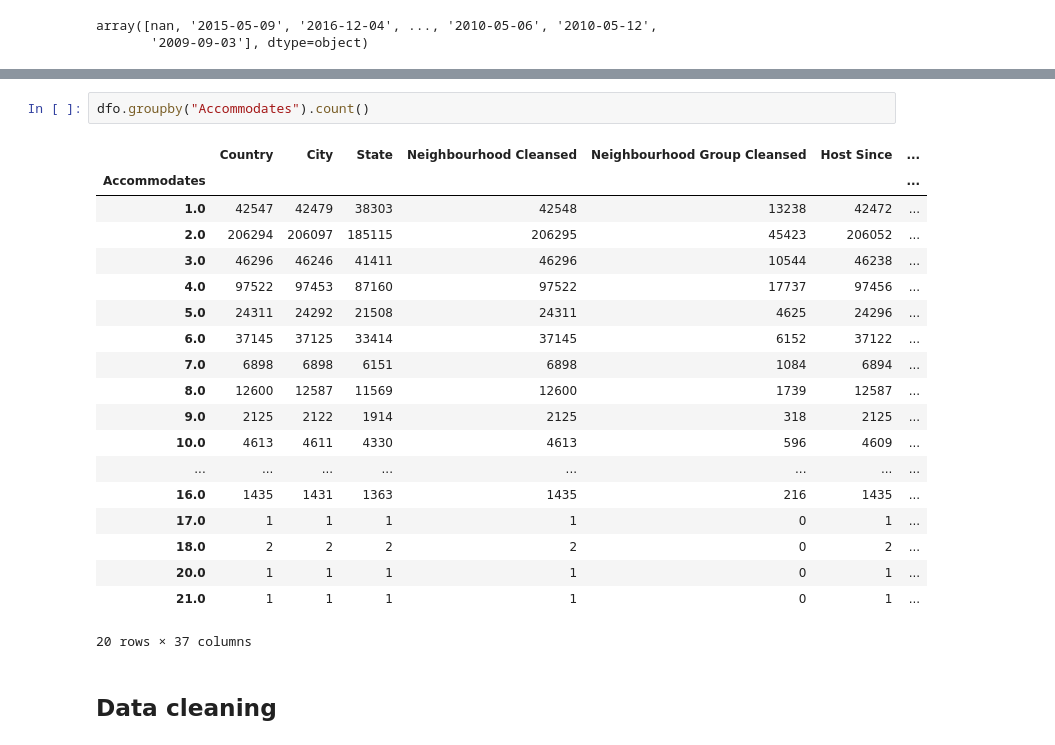
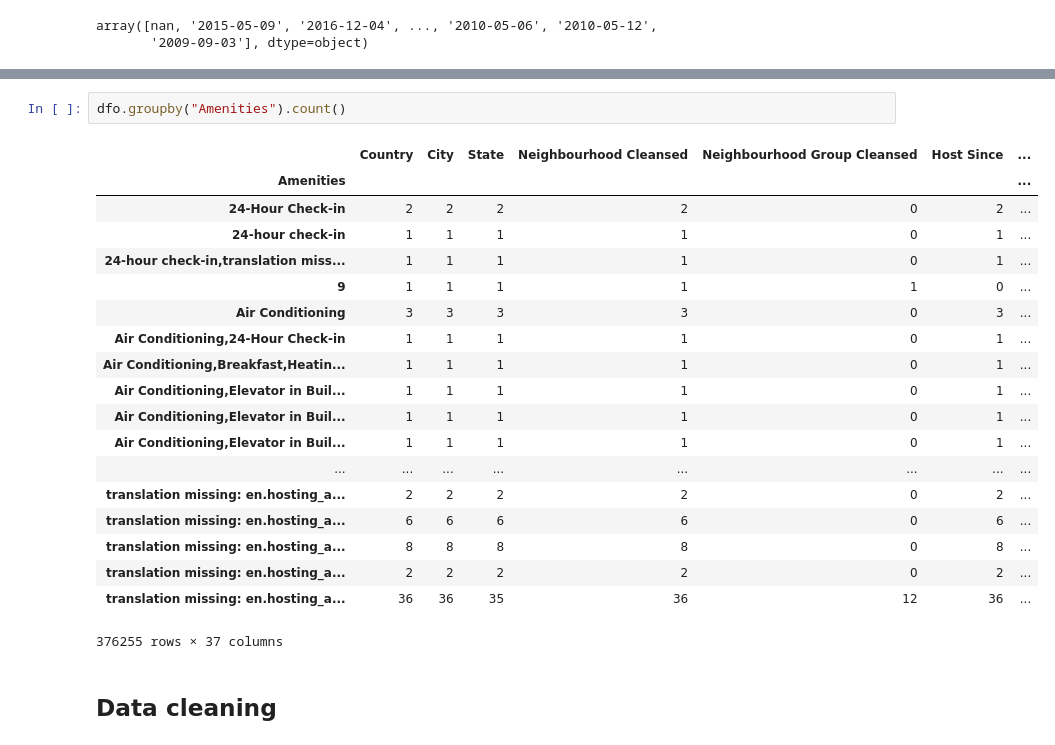
Before and after one commit to deepak-karkala/airbnb-data-science, a Jupyter notebook: notebooks/airbnb_exploratory_analysis.ipynb, the cells around one changed output, grey strips where cells are left out. Cells and saved outputs as stored; diff of their text form.

```diff
--- a/notebooks/airbnb_exploratory_analysis.ipynb
+++ b/notebooks/airbnb_exploratory_analysis.ipynb
@@ -101,25 +101,25 @@ dfo[pd.isnull(dfo["Accommodates"])]
 # %%
-dfo.groupby("Accommodates").count()
+dfo.groupby("Amenities").count()
 # %% [output]
 |  | Country | City | State | Neighbourhood Cleansed | Neighbourhood Group Cleansed | Host Since | ... |
-| Accommodates |  |  |  |  |  |  | ... |
-| 1.0 | 42547 | 42479 | 38303 | 42548 | 13238 | 42472 | ... |
-| 2.0 | 206294 | 206097 | 185115 | 206295 | 45423 | 206052 | ... |
-| 3.0 | 46296 | 46246 | 41411 | 46296 | 10544 | 46238 | ... |
-| 4.0 | 97522 | 97453 | 87160 | 97522 | 17737 | 97456 | ... |
-| 5.0 | 24311 | 24292 | 21508 | 24311 | 4625 | 24296 | ... |
-| 6.0 | 37145 | 37125 | 33414 | 37145 | 6152 | 37122 | ... |
-| 7.0 | 6898 | 6898 | 6151 | 6898 | 1084 | 6894 | ... |
-| 8.0 | 12600 | 12587 | 11569 | 12600 | 1739 | 12587 | ... |
-| 9.0 | 2125 | 2122 | 1914 | 2125 | 318 | 2125 | ... |
-| 10.0 | 4613 | 4611 | 4330 | 4613 | 596 | 4609 | ... |
+| Amenities |  |  |  |  |  |  | ... |
+| 24-Hour Check-in | 2 | 2 | 2 | 2 | 0 | 2 | ... |
+| 24-hour check-in | 1 | 1 | 1 | 1 | 0 | 1 | ... |
+| 24-hour check-in,translation miss... | 1 | 1 | 1 | 1 | 0 | 1 | ... |
+| 9 | 1 | 1 | 1 | 1 | 1 | 0 | ... |
+| Air Conditioning | 3 | 3 | 3 | 3 | 0 | 3 | ... |
+| Air Conditioning,24-Hour Check-in | 1 | 1 | 1 | 1 | 0 | 1 | ... |
+| Air Conditioning,Breakfast,Heatin... | 1 | 1 | 1 | 1 | 0 | 1 | ... |
+| Air Conditioning,Elevator in Buil... | 1 | 1 | 1 | 1 | 0 | 1 | ... |
+| Air Conditioning,Elevator in Buil... | 1 | 1 | 1 | 1 | 0 | 1 | ... |
+| Air Conditioning,Elevator in Buil... | 1 | 1 | 1 | 1 | 0 | 1 | ... |
 | ... | ... | ... | ... | ... | ... | ... | ... |
-| 16.0 | 1435 | 1431 | 1363 | 1435 | 216 | 1435 | ... |
-| 17.0 | 1 | 1 | 1 | 1 | 0 | 1 | ... |
-| 18.0 | 2 | 2 | 2 | 2 | 0 | 2 | ... |
-| 20.0 | 1 | 1 | 1 | 1 | 0 | 1 | ... |
-| 21.0 | 1 | 1 | 1 | 1 | 0 | 1 | ... |
+| translation missing: en.hosting_a... | 2 | 2 | 2 | 2 | 0 | 2 | ... |
+| translation missing: en.hosting_a... | 6 | 6 | 6 | 6 | 0 | 6 | ... |
+| translation missing: en.hosting_a... | 8 | 8 | 8 | 8 | 0 | 8 | ... |
+| translation missing: en.hosting_a... | 2 | 2 | 2 | 2 | 0 | 2 | ... |
+| translation missing: en.hosting_a... | 36 | 36 | 35 | 36 | 12 | 36 | ... |
-20 rows × 37 columns
+376255 rows × 37 columns
 # %% [markdown]
 ## Data cleaning
 # %% [markdown]
```
Also changed, not shown: parts of 20 cells of this notebook.
